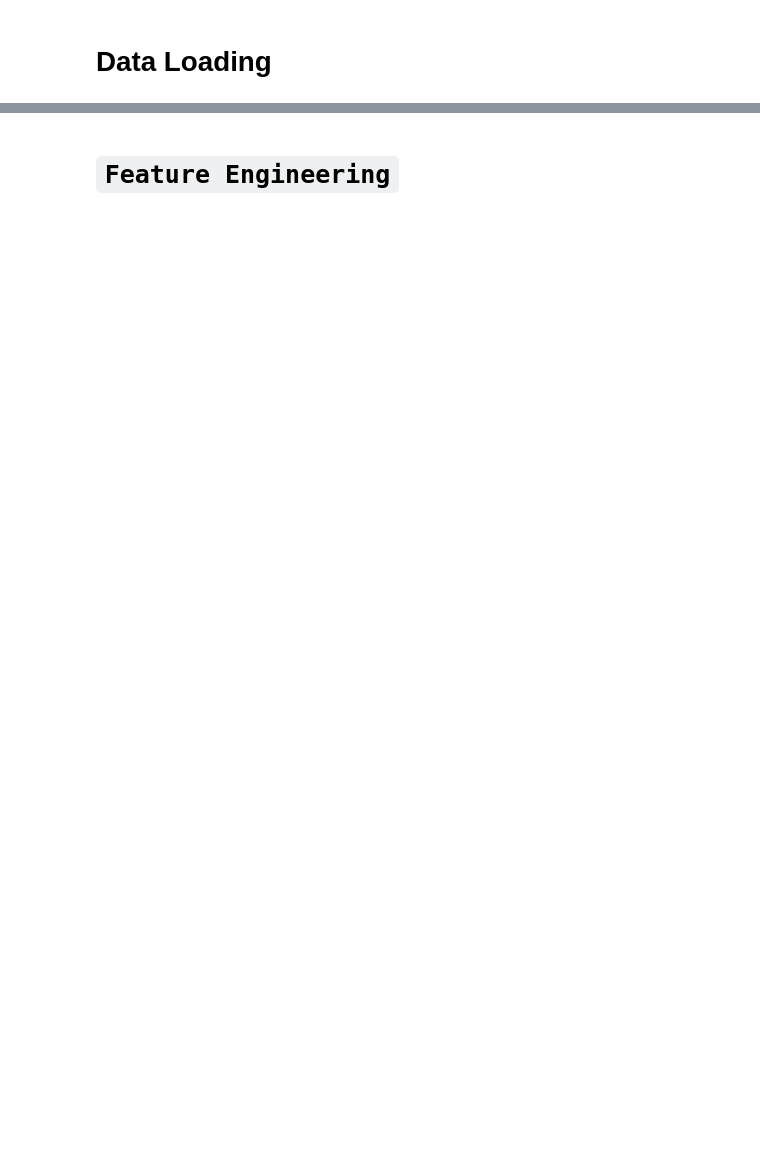
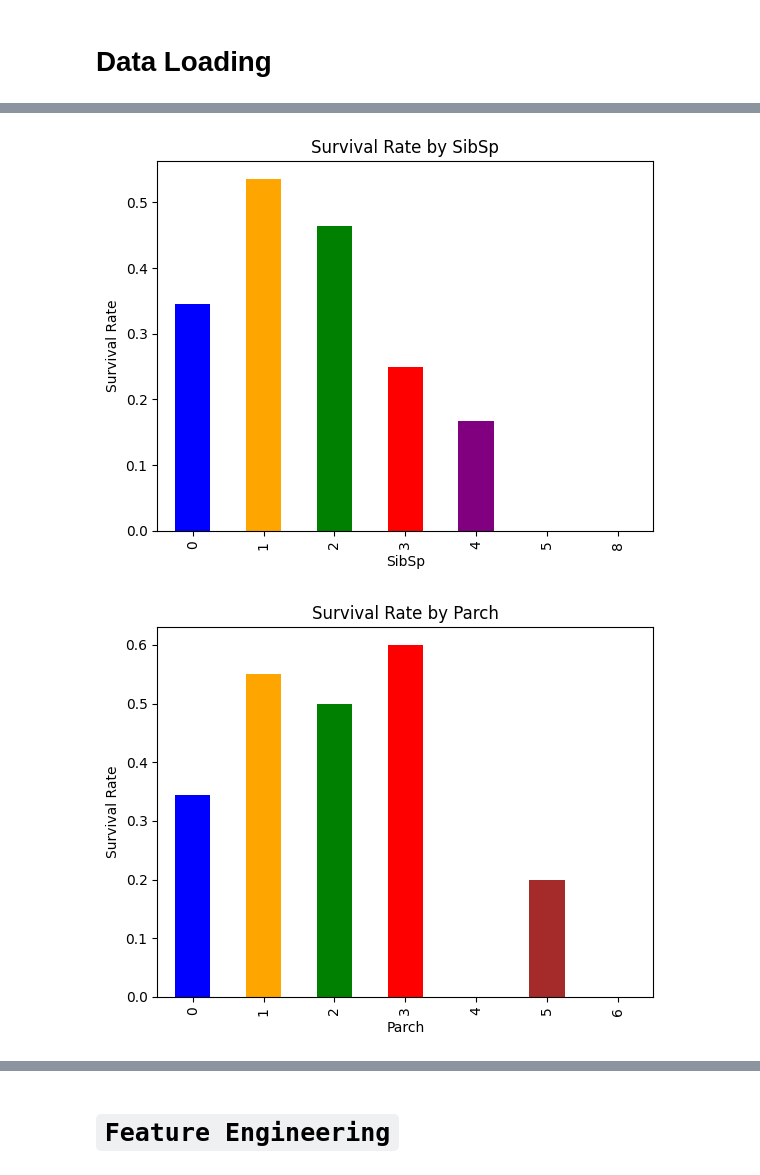
Before and after one commit to segnig/Kaggle-Competitions, a Jupyter notebook: titanic/titanic.ipynb, the cells around one changed output, grey strips where cells are left out. Drawn from its saved outputs; the diff is of its cells as text; code cells hidden in the pictures; blank space fills up the shorter version.

```diff
--- a/titanic/titanic.ipynb
+++ b/titanic/titanic.ipynb
@@ -55,0 +66,7 @@ plot_ratio_of_survived("SibSp")
+# %%
+categorical_varialbes = [ 'Pclass', 'Sex', 'SibSp', 'Parch', 'Embarked']
+
+# plot survival ratio plot for every categorical variables
+for var in categorical_varialbes:
+    plot_ratio_of_survived(var)
+# %% [output]
@@ -55,0 +75,2 @@ plot_ratio_of_survived("SibSp")
+[figure, added]
+[figure, added]
```
Also changed, not shown: parts of 22 cells of this notebook.
